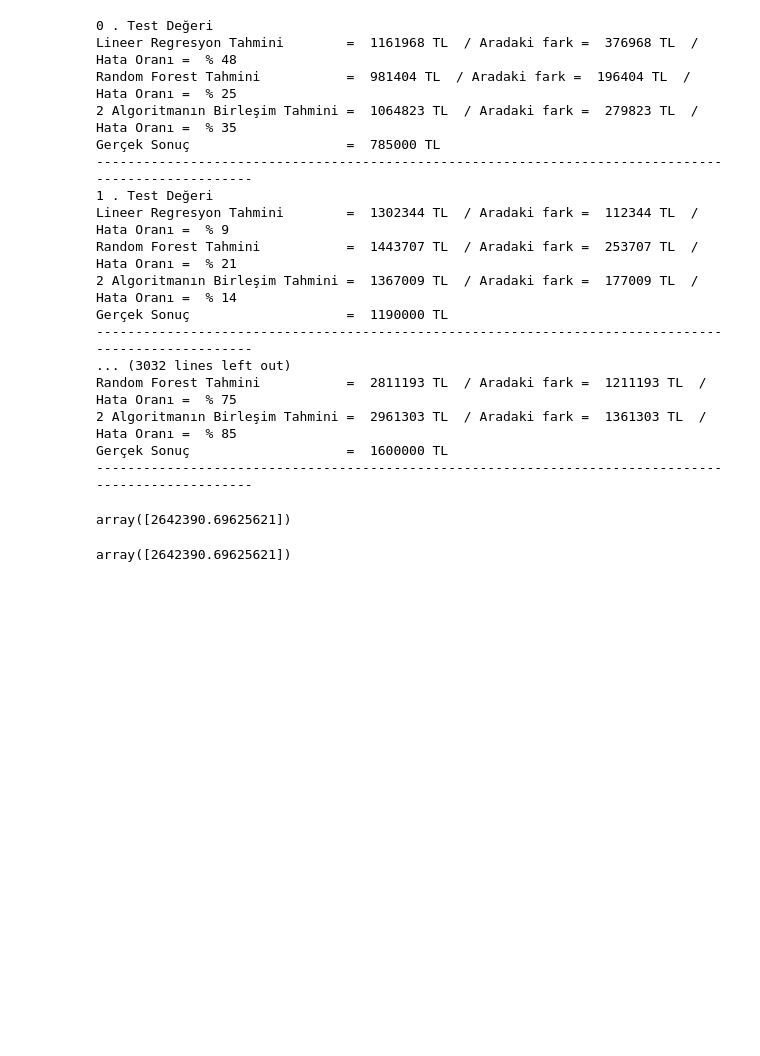
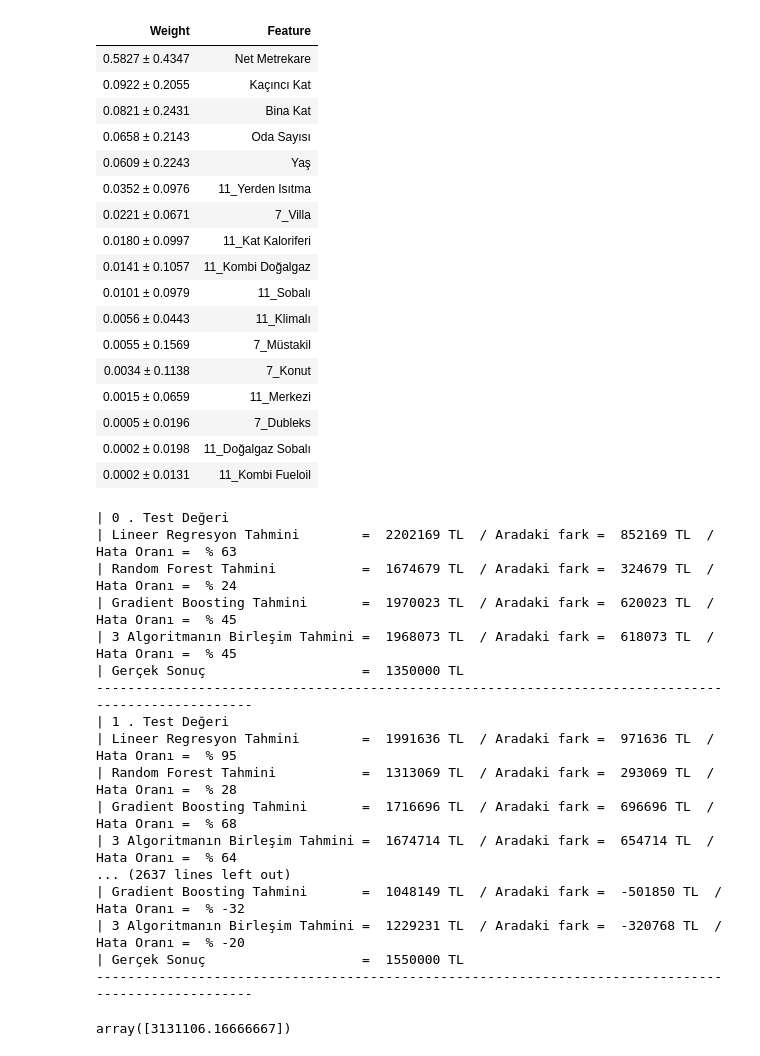
Before and after one commit to UmutErayAltay/Ev_Fiyat_Tahmin, a Jupyter notebook: Ev-Fiyat-Tahmin-Makine-Öğrenimi.ipynb, the cells around one changed output. Saved outputs shown, nothing was run; the diff lists cells and outputs as text; code cells hidden in the pictures; blank space fills up the shorter version.

```diff
--- a/Ev-Fiyat-Tahmin-Makine-Öğrenimi.ipynb
+++ b/Ev-Fiyat-Tahmin-Makine-Öğrenimi.ipynb
@@ -371,0 +273,7 @@ Ortalama Doğruluk Oranı= 62.66555200020235
+# %%
+gb_model = GradientBoostingRegressor(n_estimators=96, learning_rate=0.1, max_depth=4, random_state=4)
+gb_model.fit(trainX, trainY)
+gb_predicted = gb_model.predict(testX)
+print(gb_model.score(testX,testY))
+print("Yanılma Payı: ",  mean_absolute_error(testY, gb_predicted), "TL")
+print("Ortalama Doğruluk Oranı=",100-sum(abs(gb_predicted-testY)/testY)/len(testY)*100)
@@ -468,31 +341,53 @@ eli5.show_weights(rf_model, feature_names=input_names)
+# %%
+eli5.show_weights(gb_model, feature_names=input_names)
+# %% [output]
+| Weight | Feature |
+| 0.5827 ± 0.4347 | Net Metrekare |
+| 0.0922 ± 0.2055 | Kaçıncı Kat |
+| 0.0821 ± 0.2431 | Bina Kat |
+| 0.0658 ± 0.2143 | Oda Sayısı |
+| 0.0609 ± 0.2243 | Yaş |
+| 0.0352 ± 0.0976 | 11_Yerden Isıtma |
+| 0.0221 ± 0.0671 | 7_Villa |
+| 0.0180 ± 0.0997 | 11_Kat Kaloriferi |
+| 0.0141 ± 0.1057 | 11_Kombi Doğalgaz |
+| 0.0101 ± 0.0979 | 11_Sobalı |
+| 0.0056 ± 0.0443 | 11_Klimalı |
+| 0.0055 ± 0.1569 | 7_Müstakil |
+| 0.0034 ± 0.1138 | 7_Konut |
+| 0.0015 ± 0.0659 | 11_Merkezi |
+| 0.0005 ± 0.0196 | 7_Dubleks |
+| 0.0002 ± 0.0198 | 11_Doğalgaz Sobalı |
+| 0.0002 ± 0.0131 | 11_Kombi Fueloil |
 # %%
 for i in range(len(testX)):
-    print(i, ". Test Değeri")
-    print("Lineer Regresyon Tahmini        = ",int(lr_predicted[i]),"TL"," / Aradaki fark = ", int(lr_predicted[i]-testY.iloc[i]),"TL", " / Hata Oranı = ", "%",int((lr_predicted[i]-testY.iloc[i])/testY.iloc[i]*100))
-    print("Random Forest Tahmini           = ",int(rf_predicted[i]),"TL"," / Aradaki fark = ", int(rf_predicted[i]-testY.iloc[i]),"TL", " / Hata Oranı = ", "%",int((rf_predicted[i]-testY.iloc[i])/testY.iloc[i]*100))
-    print("2 Algoritmanın Birleşim Tahmini = ",int(clf_predicted[i]),"TL"," / Aradaki fark = ", int(clf_predicted[i]-testY.iloc[i]),"TL", " / Hata Oranı = ","%", int((clf_predicted[i]-testY.iloc[i])/testY.iloc[i]*100))
-    print("Gerçek Sonuç                    = ",testY.iloc[i],"TL")
+    print("|",i, ". Test Değeri")
+    print("| Lineer Regresyon Tahmini        = ",int(lr_predicted[i]),"TL"," / Aradaki fark = ", int(lr_predicted[i]-testY.iloc[i]),"TL", " / Hata Oranı = ", "%",int((lr_predicted[i]-testY.iloc[i])/testY.iloc[i]*100))
+    print("| Random Forest Tahmini           = ",int(rf_predicted[i]),"TL"," / Aradaki fark = ", int(rf_predicted[i]-testY.iloc[i]),"TL", " / Hata Oranı = ", "%",int((rf_predicted[i]-testY.iloc[i])/testY.iloc[i]*100))
+    print("| Gradient Boosting Tahmini       = ",int(gb_predicted[i]),"TL"," / Aradaki fark = ", int(gb_predicted[i]-testY.iloc[i]),"TL", " / Hata Oranı = ","%", int((gb_predicted[i]-testY.iloc[i])/testY.iloc[i]*100))
+    print("| 3 Algoritmanın Birleşim Tahmini = ",int(clf_predicted[i]),"TL"," / Aradaki fark = ", int(clf_predicted[i]-testY.iloc[i]),"TL", " / Hata Oranı = ","%", int((clf_predicted[i]-testY.iloc[i])/testY.iloc[i]*100))
+    print("| Gerçek Sonuç                    = ",testY.iloc[i],"TL")
     print("----------------------------------------------------------------------------------------------------")
 # %% [output]
-0 . Test Değeri
-Lineer Regresyon Tahmini        =  1161968 TL  / Aradaki fark =  376968 TL  / Hata Oranı =  % 48
-Random Forest Tahmini           =  981404 TL  / Aradaki fark =  196404 TL  / Hata Oranı =  % 25
-2 Algoritmanın Birleşim Tahmini =  1064823 TL  / Aradaki fark =  279823 TL  / Hata Oranı =  % 35
-Gerçek Sonuç                    =  785000 TL
+| 0 . Test Değeri
+| Lineer Regresyon Tahmini        =  2202169 TL  / Aradaki fark =  852169 TL  / Hata Oranı =  % 63
+| Random Forest Tahmini           =  1674679 TL  / Aradaki fark =  324679 TL  / Hata Oranı =  % 24
+| Gradient Boosting Tahmini       =  1970023 TL  / Aradaki fark =  620023 TL  / Hata Oranı =  % 45
+| 3 Algoritmanın Birleşim Tahmini =  1968073 TL  / Aradaki fark =  618073 TL  / Hata Oranı =  % 45
+| Gerçek Sonuç                    =  1350000 TL
 ----------------------------------------------------------------------------------------------------
-1 . Test Değeri
-Lineer Regresyon Tahmini        =  1302344 TL  / Aradaki fark =  112344 TL  / Hata Oranı =  % 9
-Random Forest Tahmini           =  1443707 TL  / Aradaki fark =  253707 TL  / Hata Oranı =  % 21
-2 Algoritmanın Birleşim Tahmini =  1367009 TL  / Aradaki fark =  177009 TL  / Hata Oranı =  % 14
-Gerçek Sonuç                    =  1190000 TL
+| 1 . Test Değeri
+| Lineer Regresyon Tahmini        =  1991636 TL  / Aradaki fark =  971636 TL  / Hata Oranı =  % 95
+| Random Forest Tahmini           =  1313069 TL  / Aradaki fark =  293069 TL  / Hata Oranı =  % 28
+| Gradient Boosting Tahmini       =  1716696 TL  / Aradaki fark =  696696 TL  / Hata Oranı =  % 68
+| 3 Algoritmanın Birleşim Tahmini =  1674714 TL  / Aradaki fark =  654714 TL  / Hata Oranı =  % 64
+... (2637 lines left out)
+| Gradient Boosting Tahmini       =  1048149 TL  / Aradaki fark =  -501850 TL  / Hata Oranı =  % -32
+| 3 Algoritmanın Birleşim Tahmini =  1229231 TL  / Aradaki fark =  -320768 TL  / Hata Oranı =  % -20
+| Gerçek Sonuç                    =  1550000 TL
 ----------------------------------------------------------------------------------------------------
-... (3032 lines left out)
-Random Forest Tahmini           =  2811193 TL  / Aradaki fark =  1211193 TL  / Hata Oranı =  % 75
-2 Algoritmanın Birleşim Tahmini =  2961303 TL  / Aradaki fark =  1361303 TL  / Hata Oranı =  % 85
-Gerçek Sonuç                    =  1600000 TL
-----------------------------------------------------------------------------------------------------
 # %%
-ensemble_clf.predict([[8,5,100,3,3,0,0,0,1,0,0,0,1,0,0,0,0]])
+ensemble_clf.predict([[2,32,149,4,32,1,0,0,0,0,0,0,1,0,0,0,0]])
+rf_model.predict([[2,32,149,4,32,1,0,0,0,0,0,0,1,0,0,0,0]])
 # %% [output]
-array([2642390.69625621])
+array([3131106.16666667])
-array([2642390.69625621])
```
Also changed, not shown: parts of 23 cells of this notebook, 1 other file.
